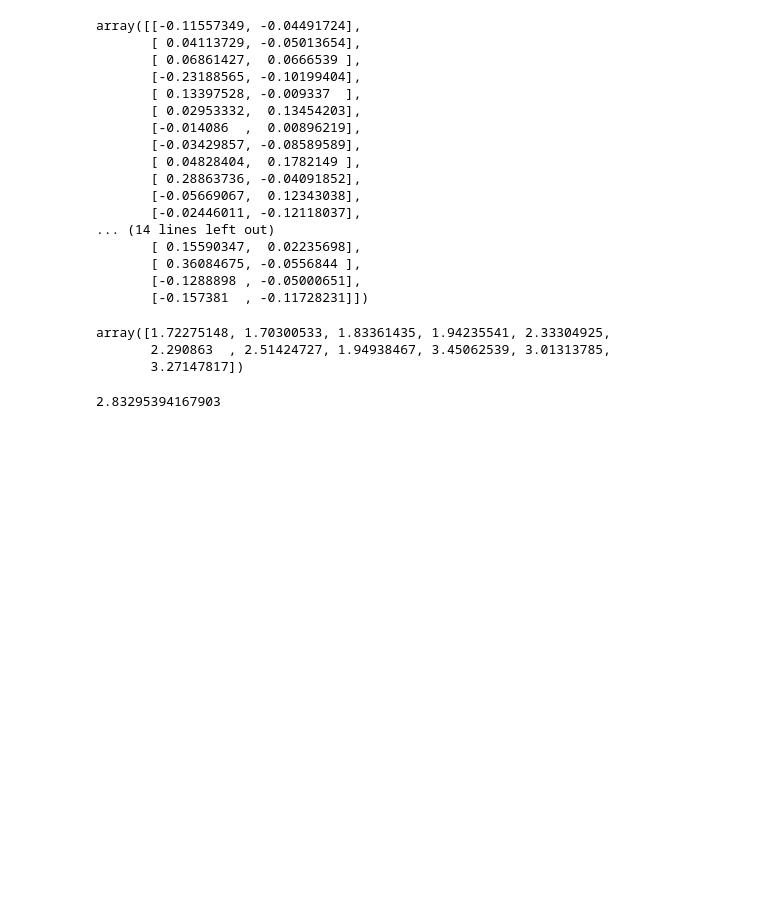
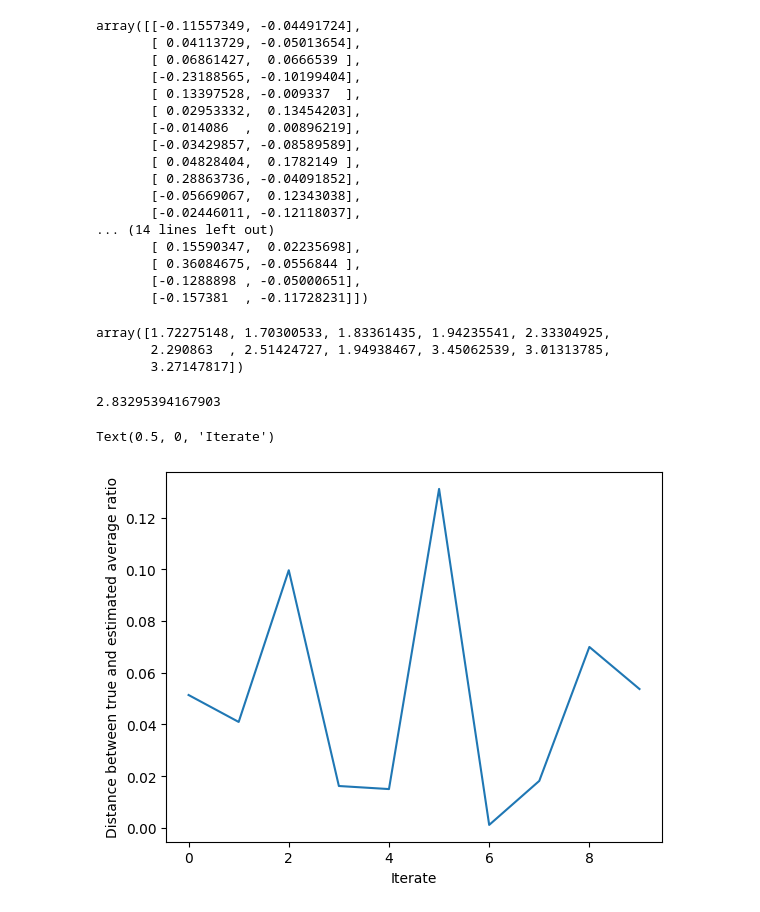
Before and after one commit to ceolson/metric-learning, a Jupyter notebook: scratch.ipynb, the cells around one changed output. Cells and saved outputs as stored; diff of their text form; code cells hidden in the pictures; blank space fills up the shorter version.

```diff
--- a/scratch.ipynb
+++ b/scratch.ipynb
@@ -445,3 +460,19 @@ array([1.72275148, 1.70300533, 1.83361435, 1.94235541, 2.33304925,
 dists_true[0, 2]
 # %% [output]
 2.83295394167903
+# %%
+nums = [1.083026,1.1344274,1.0639858,1.1049693,1.0708649,1.170506,1.0449017,1.028689,1.1256388,1.1106108,1.1188703,0.9877866,1.1196721,1.120838,1.0461608,1.0279721,1.0640855,0.99411213,1.0237695,1.0774817]
+gd_dists = [0.8108496323091791,0.7714451472472645,0.7412535683446585,0.7153271715000867,0.691751003098289,0.6698844718444719,0.6496432617090034,0.6310982937917664,0.6142730838316222,0.5990901331217139,0.5853947956596497,0.5729967535490867,0.5617018337440298,0.5513301594119044,0.5417242044035531,0.5327509537558455,0.52430090485278,0.5162856685347972,0.508634982467791,0.5012936892358755]
+dists = []
+
+for i in range(int(len(nums) / 2)):
+    dist = abs(nums[2 * i] - nums[2 * i + 1])
+    dists.append(dist)
+
+plt.plot(dists)
+# plt.plot(gd_dists[:10])
+plt.ylabel("Distance between true and estimated average ratio")
+plt.xlabel("Iterate")
+# %% [output]
+Text(0.5, 0, 'Iterate')
+[figure, added]
```
Also changed, not shown: parts of 5 cells of this notebook, 1 other file.
